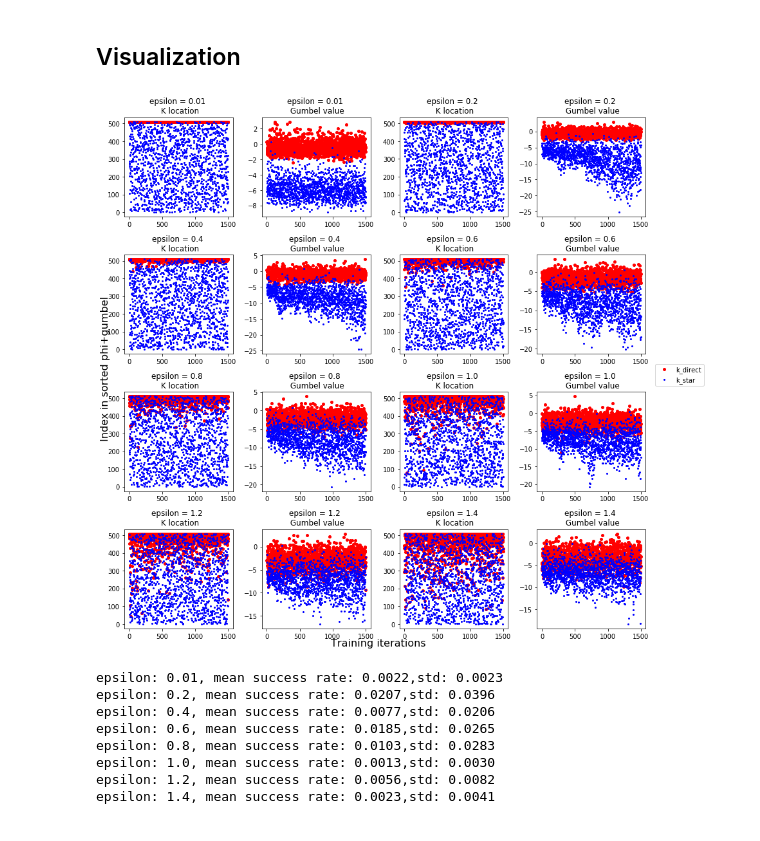
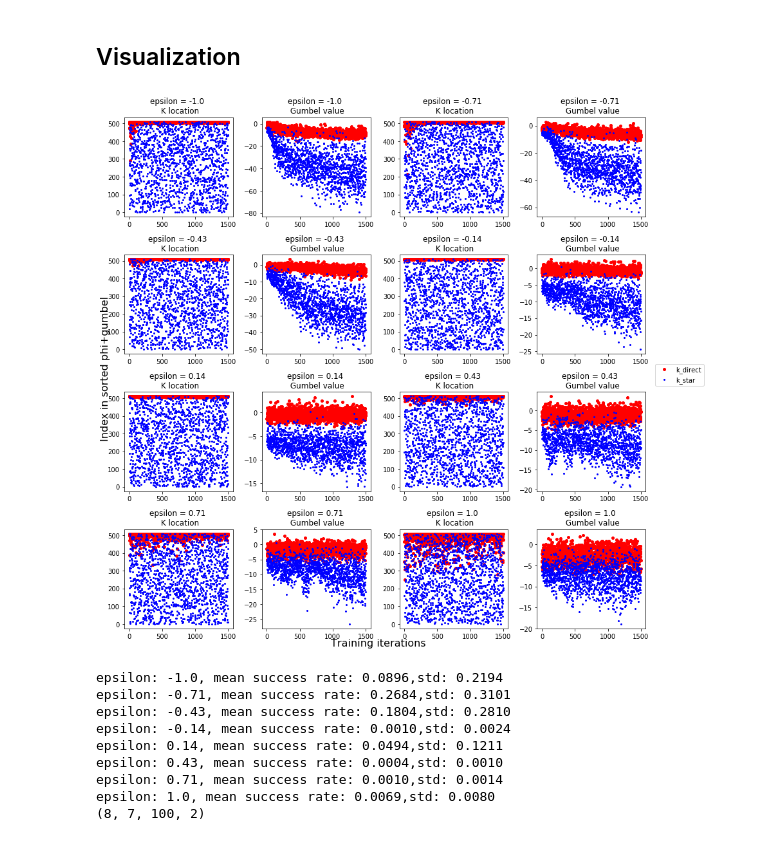
Before and after one commit to GuyLor/Direct-Policy-Gradients, a Jupyter notebook: deep_sea_treasure.ipynb, the cells around one changed output. Saved outputs shown, nothing was run; the diff lists cells and outputs as text; code cells hidden in the pictures.

```diff
--- a/deep_sea_treasure.ipynb
+++ b/deep_sea_treasure.ipynb
@@ -66,7 +66,7 @@ class DeepSea:
 
     def step(self,state, action):
         # Possible actions
-
+        base_reward = 10
         state = self._id_to_position(state)
         state = (state[0]+1, state[1])
         self.success =False
@@ -78,12 +78,12 @@ class DeepSea:
             state = (state[0], state[1] - 1)
 
         if action == 1:
-            reward = np.random.normal(0,1)
+            reward = np.random.normal(base_reward,1)
         else:
-            reward = np.random.normal(-self.eps,1)
+            reward = np.random.normal(base_reward-self.eps,1)
 
         if all(self.grid[state] == self.terrain_color['objective']):
-            reward = np.random.normal(1,1)
+            reward = np.random.normal(base_reward+1,1)
             self.success =True
             done = True
 
@@ -112,8 +112,8 @@ class DeepSea:
             assert q_values is not None, 'q_values must not be None for using colorize_q'
             grid = self.terrain_color['normal'] * np.ones((self.height, self.width, 3))
             #values = change_range(np.max(q_values, -1)).reshape(self.height, self.width)
-            values = change_range(q_values[:,0]).reshape(self.height, self.width)
-
+            #values = change_range(q_values[:,0]).reshape(self.height, self.width)
+            values = q_values[:,0].reshape(self.height, self.width)
             grid[:, :, 1] = values
             #grid[:, :, 2] = values
             self._add_objectives(grid,history)
@@ -529,37 +529,37 @@ def visualize_k_direct_k_star(k_direct_star_list):
     ax = fig.add_subplot(4,4,splots)
     ax.plot(gumbel_direct_list,'ro',markersize=4)
     ax.plot(gumbel_star_list,'bo',markersize=2)
     ax.title.set_text('epsilon = '+str(eps) +' \n Gumbel value')
 
-epsilons = np.around(np.linspace(0,1.4,8), decimals=2)
-epsilons[0]=0.01
+epsilons = np.around(np.linspace(-1.0,1.0,8), decimals=2)
+#epsilons[0]=0.01
 #epsilons = [0.05, 0.1,0.2,0.4,0.8,1.6,3.2,6.4]
 
 meta_policies=[]
 seed = 0
-trials=10
+trials=7
 for trial in range(trials):
     policies=[]
     for eps in epsilons:
         np.random.seed(seed)
         policy = Policy()
         policy,num_success,rewards,k_direct_star = train_policy_model(policy,num_episodes=1500,epsilon=eps)
         num_success,rewards = test(policy,num_episodes=1000,epsilon=eps)
         if trial==trials-1:
             splots += 1
             visualize_k_direct_k_star(k_direct_star)
         suc_ratio = float(num_success)/1000
         policies.append((eps,suc_ratio,policy))
     seed+=1
     meta_policies.append(policies)
 
 fig.legend(['k_direct','k_star'],loc='center left', bbox_to_anchor=(1, 0.5))
 fig.text(0.5, 0, 'Training iterations', ha='center',fontsize=16)
 fig.text(0, 0.5, 'Index in sorted phi+gumbel', va='center', rotation='vertical',fontsize=16)
 fig.tight_layout()
 fig.show()
 # %% [output]
-[figure, old version]
+[figure, new version]
 # %%
 def fill_q_values(policy):
     q_values_pg = np.zeros((num_states, num_actions))
@@ -592,19 +597,21 @@ def play(policy,mean_qv=None):
 means_qv=[]
 for p in zip(*meta_policies):
     eps,suc_ratio,policy = zip(*p)
+
     print ('epsilon: {}, mean success rate: {:.4f},std: {:.4f}'.format(eps[0],
                                                                        np.mean(suc_ratio),
                                                                        np.std(suc_ratio)))
     means_qv.append(np.array(list(map(fill_q_values,policy))))
-#print (np.mean(means_qv[0]).shape)
+print (np.array(means_qv).shape)
 means_qv= np.array(means_qv).mean(1)
 # %% [output]
-epsilon: 0.01, mean success rate: 0.0022,std: 0.0023
-epsilon: 0.2, mean success rate: 0.0207,std: 0.0396
-epsilon: 0.4, mean success rate: 0.0077,std: 0.0206
-epsilon: 0.6, mean success rate: 0.0185,std: 0.0265
-epsilon: 0.8, mean success rate: 0.0103,std: 0.0283
-epsilon: 1.0, mean success rate: 0.0013,std: 0.0030
-epsilon: 1.2, mean success rate: 0.0056,std: 0.0082
-epsilon: 1.4, mean success rate: 0.0023,std: 0.0041
+epsilon: -1.0, mean success rate: 0.0896,std: 0.2194
+epsilon: -0.71, mean success rate: 0.2684,std: 0.3101
+epsilon: -0.43, mean success rate: 0.1804,std: 0.2810
+epsilon: -0.14, mean success rate: 0.0010,std: 0.0024
+epsilon: 0.14, mean success rate: 0.0494,std: 0.1211
+epsilon: 0.43, mean success rate: 0.0004,std: 0.0010
+epsilon: 0.71, mean success rate: 0.0010,std: 0.0014
+epsilon: 1.0, mean success rate: 0.0069,std: 0.0080
+(8, 7, 100, 2)
 # %%
```
Also changed, not shown: parts of 4 cells of this notebook.
